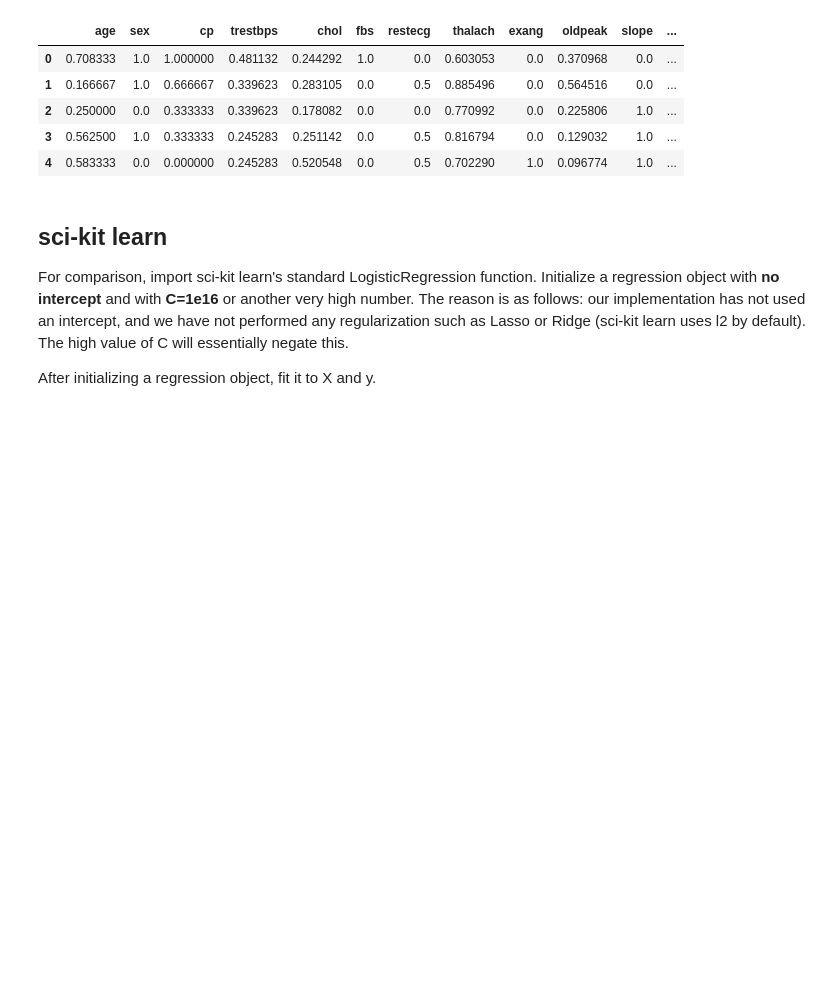
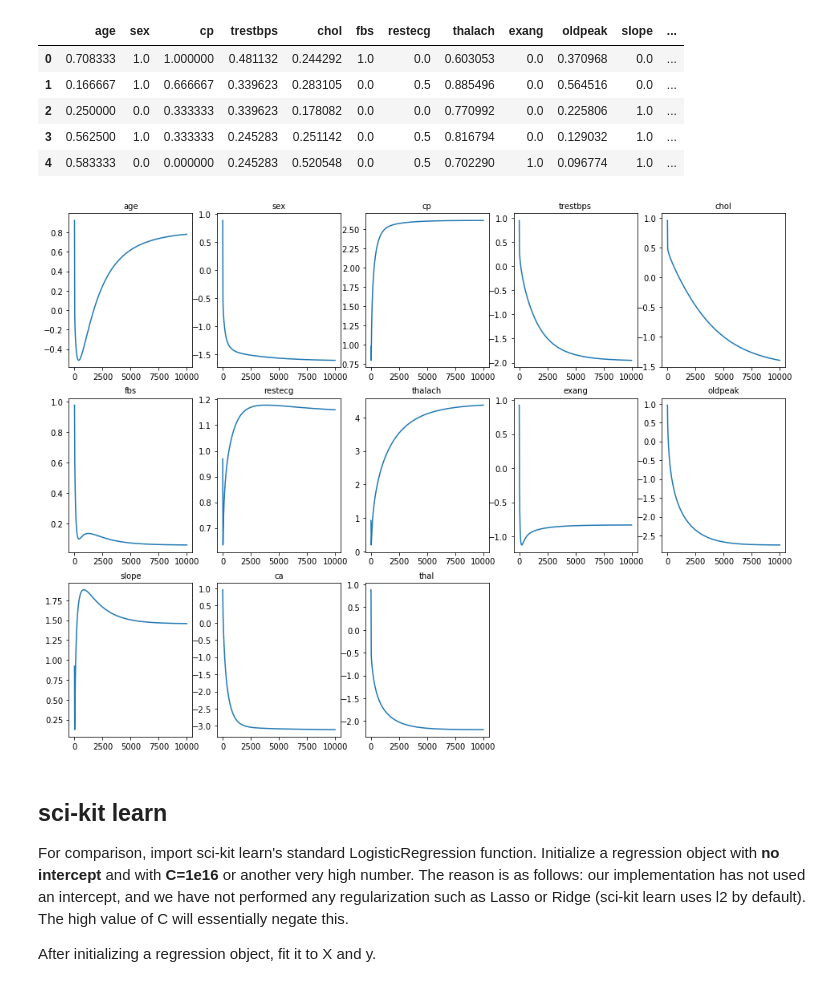
Before and after one commit to Rimab55/dsc-3-30-06-coding-logistic-regression-from-scratch-nyc-ds-career-012819, a Jupyter notebook: index.ipynb, the cells around one changed output. Drawn from its saved outputs; the diff is of its cells as text; code cells hidden in the pictures; blank space fills up the shorter version.

```diff
--- a/index.ipynb
+++ b/index.ipynb
@@ -133,6 +133,16 @@ Name: target, dtype: int64
 weights, weight_col = grad_desc(X, y, 10000, 0.001)
 # %%
 weight_col.columns = np.arange(len(weight_col.columns))
+# %%
+plt.figure(figsize=(16, 12))
+
+for (i, j) in enumerate(weights):
+    plt.subplot(3, 5, i + 1)
+    plt.title(list(X)[i], size='medium')
+    plt.plot(weight_col.iloc[i].T)
+    plt.axis('tight')
+# %% [output]
+[figure, added]
 # %% [markdown]
 ## sci-kit learn
 
```
